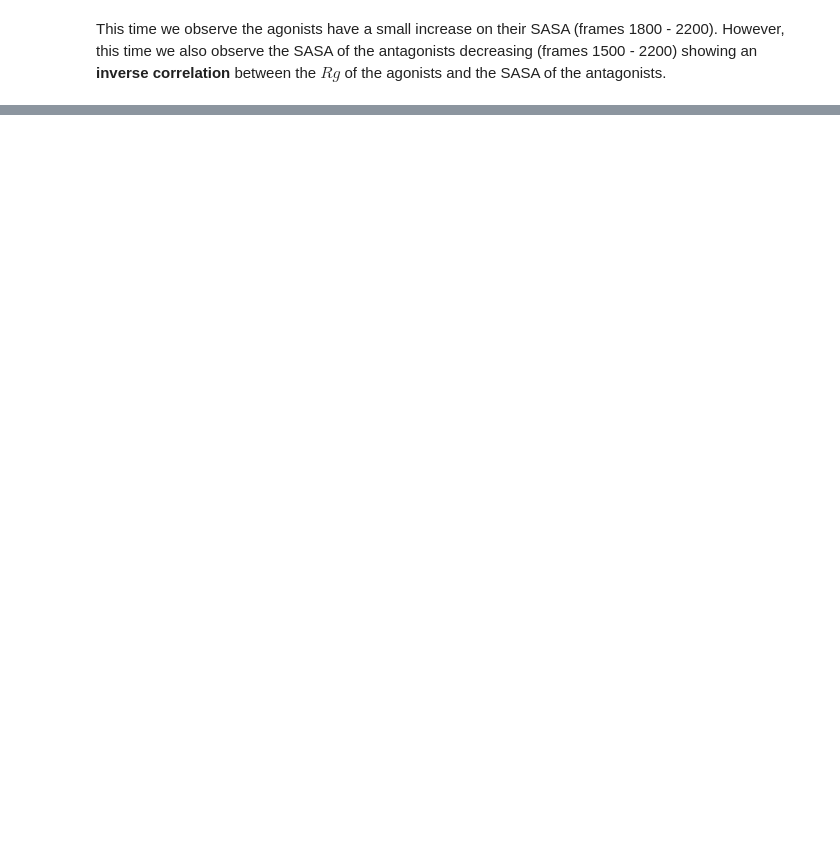
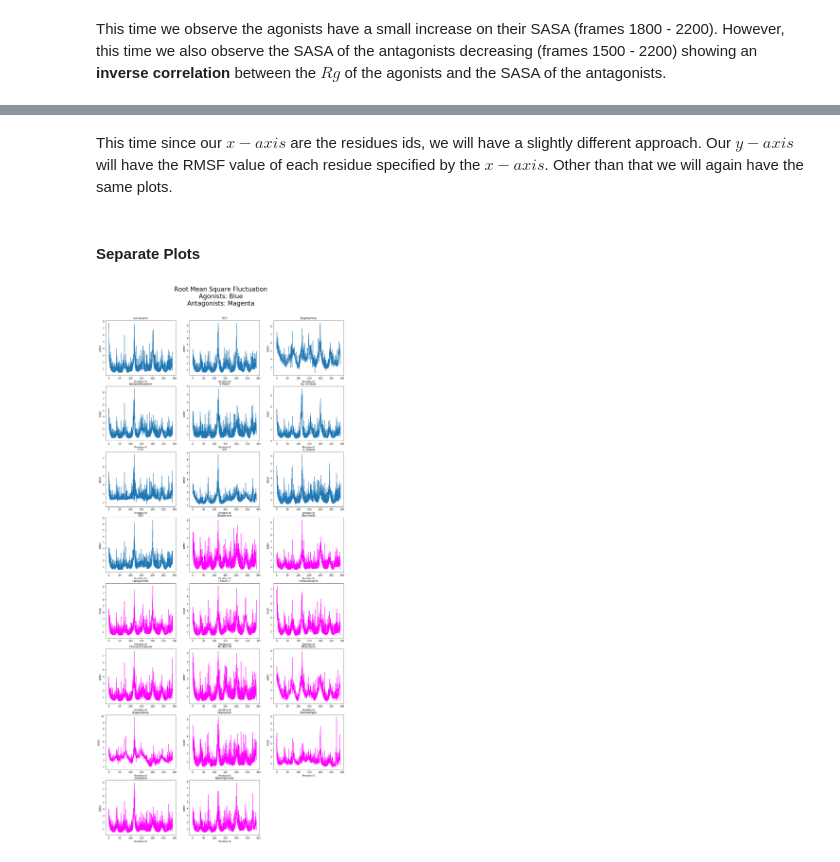
Before and after one commit to MikeXydas/MDSimsEval, a Jupyter notebook: MD_Analysis/AnalysisPipeline.ipynb, the cells around one changed output, grey strips where cells are left out. Drawn from its saved outputs; the diff is of its cells as text; code cells hidden in the pictures; blank space fills up the shorter version.

```diff
--- a/MD_Analysis/AnalysisPipeline.ipynb
+++ b/MD_Analysis/AnalysisPipeline.ipynb
@@ -425,0 +441,35 @@ This time we observe the agonists have a small increase on their SASA (frames 18
+# %% [markdown]
+This time since our $x-axis$ are the residues ids, we will have a slightly different approach.
+Our $y-axis$ will have the RMSF value of each residue specified by the $x-axis$.
+Other than that we will again have the same plots.
+# %% [markdown]
+#### Separate Plots
+# %%
+# We create plot of the SASA as frames progress for each drug
+fig = plt.figure(figsize=(18, 40))
+plot_index = 1
+
+# Agonists Iteration
+for which_drug in analysis_actors_dict['Agonists']:
+    ax = fig.add_subplot(plot_rows, plot_cols, plot_index)
+    plt.plot(which_drug[1].uni.atoms.resnums, which_drug[1].rmsf_res.rmsf, label="SASA")
+#     plt.plot(np.unique(which_drug[1].uni.atoms.resnums), get_avg_rmsf_per_residue(which_drug[1]), label="SASA")
+    plt.xlabel("Residue Id")
+    plt.ylabel("RMSF")
+    plt.title(which_drug[1].drug_name)
+    plot_index += 1
+
+# Antagonists Iteration
+for which_drug in analysis_actors_dict['Antagonists']:
+    ax = fig.add_subplot(plot_rows, plot_cols, plot_index)
+    plt.plot(which_drug[1].uni.atoms.resnums, which_drug[1].rmsf_res.rmsf, label="SASA", color='magenta')
+    plt.xlabel("Residue Id")
+    plt.ylabel("RMSF")
+    plt.title(which_drug[1].drug_name)
+    plot_index += 1
+
+fig.suptitle('Root Mean Square Fluctuation\nAgonists: Blue\nAntagonists: Magenta', fontsize=26, y = 0.93)
+
+plt.show()
+# %% [output]
+[figure, added]
```
Also changed, not shown: parts of 10 cells of this notebook.
